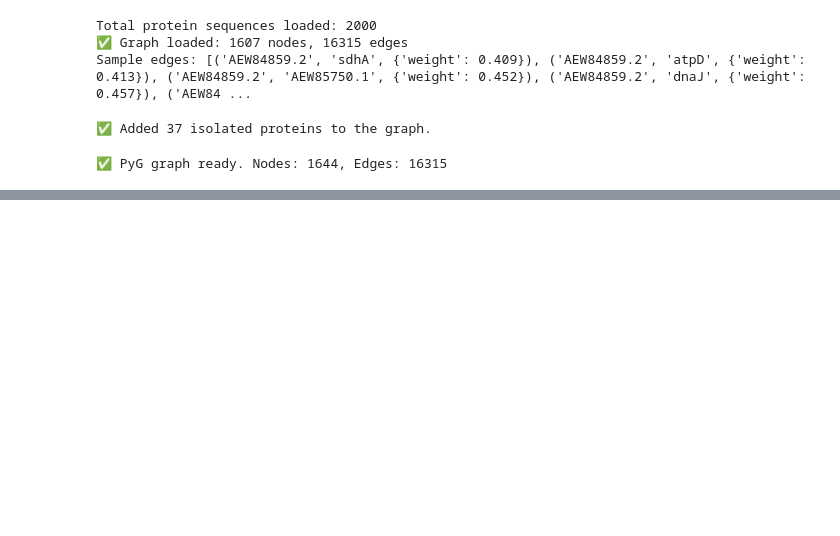
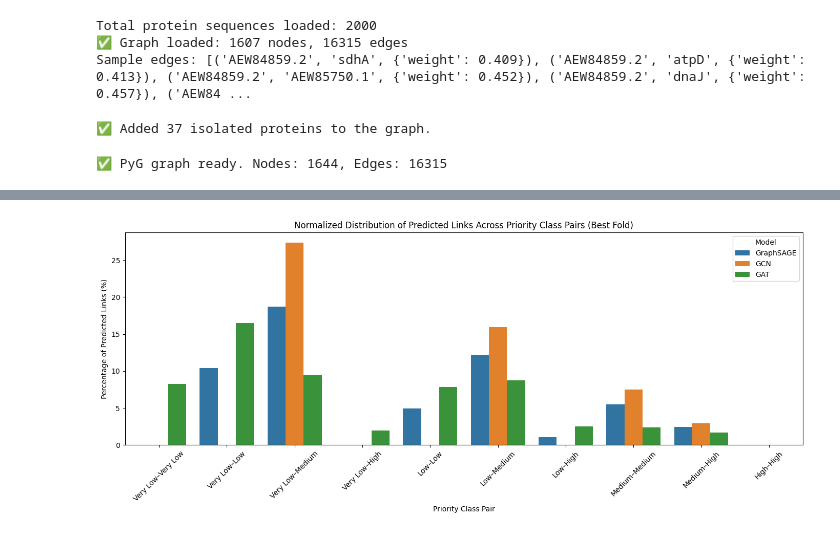
Before and after one commit to CEL-lab/USDA_Protein, a Jupyter notebook: Code/link_prediction_experiment.ipynb, the cells around one changed output, grey strips where cells are left out. Cells and saved outputs as stored; diff of their text form; code cells hidden in the pictures; blank space fills up the shorter version.

```diff
--- a/Code/link_prediction_experiment.ipynb
+++ b/Code/link_prediction_experiment.ipynb
@@ -113,0 +395,6 @@ print(f"✅ PyG graph ready. Nodes: {x.size(0)}, Edges: {edge_index.size(1)}")
+# %%
+# === CELL 5: Run Analysis for All Models (Fold 1) ===
+
+# Run for all models using their best fold embeddings
+for model in ["GraphSAGE", "GCN", "GAT"]:
+    analyze_model_best(model)
@@ -114 +413,48 @@ print(f"✅ PyG graph ready. Nodes: {x.size(0)}, Edges: {edge_index.size(1)}")
+# %%
+# === CELL 6: Normalized Grouped Bar Chart for Best Fold ===
+import pandas as pd
+import matplotlib.pyplot as plt
+import seaborn as sns
+
+# Load saved tables
+def load_table(model_name):
+    path = f"Results/{model_name}/priority_link_table_best.csv"
+    return pd.read_csv(path, index_col=0)
+
+tables = {
+    "GraphSAGE": load_table("GraphSAGE"),
+    "GCN": load_table("GCN"),
+    "GAT": load_table("GAT")
+}
+
+priority_labels = ["Very Low", "Low", "Medium", "High"]
+
+# Flatten and collect class-pair data
+all_data = []
+for model, table in tables.items():
+    total_links = table.values.sum()
+    for i in range(len(priority_labels)):
+        for j in range(i, len(priority_labels)):
+            pair = f"{priority_labels[i]}–{priority_labels[j]}"
+            count = table.iloc[i, j]
+            percent = 100 * count / total_links if total_links > 0 else 0
+            all_data.append({
+                "Class Pair": pair,
+                "Model": model,
+                "Percentage": percent
+            })
+
+df = pd.DataFrame(all_data)
+
+# Plot
+plt.figure(figsize=(14, 6))
+sns.barplot(data=df, x="Class Pair", y="Percentage", hue="Model")
+plt.title("Normalized Distribution of Predicted Links Across Priority Class Pairs (Best Fold)")
+plt.xticks(rotation=45)
+plt.ylabel("Percentage of Predicted Links (%)")
+plt.xlabel("Priority Class Pair")
+plt.tight_layout()
+plt.show()
+# %% [output]
+[figure, added]
 # %%
```
Also changed, not shown: parts of 13 cells of this notebook.
